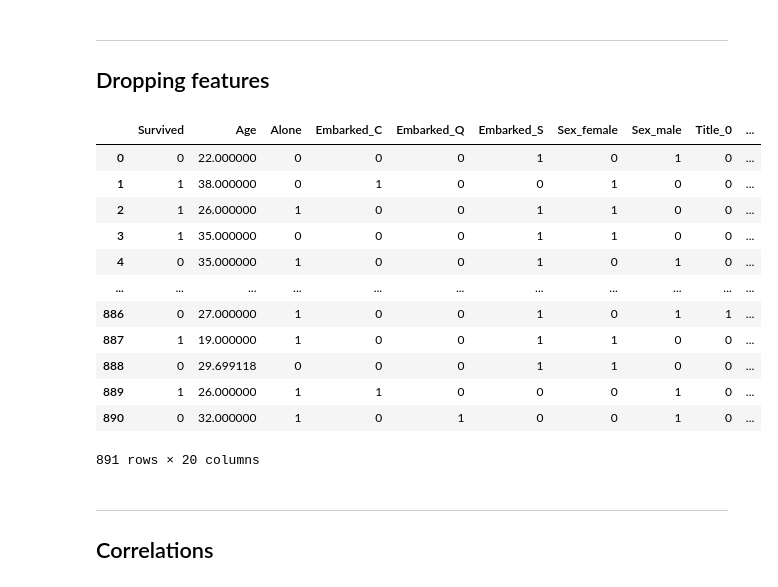
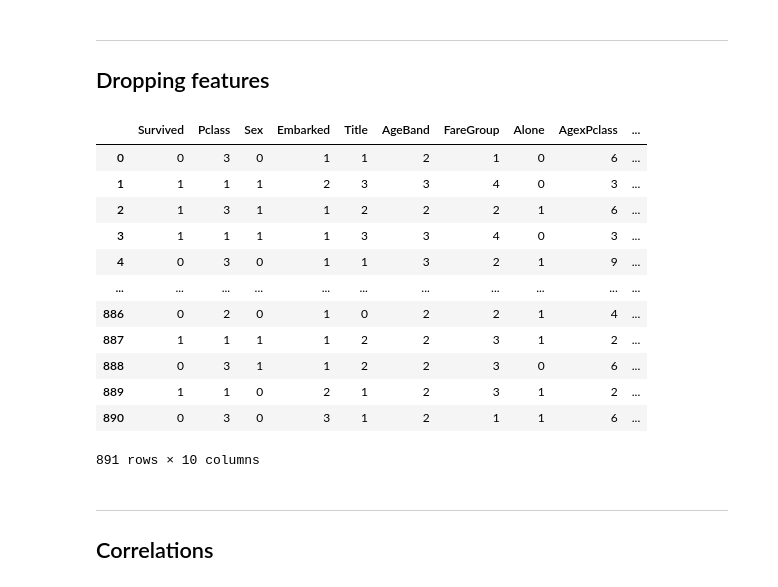
Before and after one commit to aletbm/Kaggle_Titanic-Analysis_with_ML, a Jupyter notebook: titanic-analisys-with-ml.ipynb, the cells around one changed output. Drawn from its saved outputs; the diff is of its cells as text; code cells hidden in the pictures.

```diff
--- a/titanic-analisys-with-ml.ipynb
+++ b/titanic-analisys-with-ml.ipynb
@@ -592,0 +618,4 @@ dataset[0][dataset[0]["Alone"] == 1]
+# %%
+for one_set in dataset:
+    one_set["AgexPclass"] = one_set["AgeBand"] * one_set["Pclass"]
+dataset[0]
@@ -622,7 +662,0 @@ dataset[1]["Title"] = dataset[1]["Title"].astype(np.int64)
-# %%
-for i in range(0, len(dataset)):
-    for feature in ["Embarked", "Sex", "Title", "Pclass", "FareGroup"]:
-        ohe = pd.get_dummies(dataset[i][feature], prefix=feature)
-        dataset[i] = pd.concat([dataset[i], ohe], axis="columns")
-
-dataset[0]
@@ -642,0 +665,6 @@ dataset[0]
+# %%
+for one_set in dataset:
+    one_set.loc[one_set["Sex"] == "male", "Sex"] = 0
+    one_set.loc[one_set["Sex"] == "female", "Sex"] = 1
+    one_set["Sex"] = one_set["Sex"].astype(np.int64)
+dataset[0]
@@ -642,0 +687,8 @@ dataset[0]
+# %%
+for one_set in dataset:
+    one_set.loc[one_set["Embarked"] == "S", "Embarked"] = 1
+    one_set.loc[one_set["Embarked"] == "C", "Embarked"] = 2
+    one_set.loc[one_set["Embarked"] == "Q", "Embarked"] = 3
+    one_set["Embarked"] = one_set["Embarked"].astype(np.int64)
+    one_set["TitlexEmbarked"] = one_set["Title"] * one_set["Embarked"]
+dataset[0]
@@ -645,22 +711,22 @@ dataset[0]
 ## Dropping features
 # %%
 for one_set in dataset:
-    one_set.drop(columns=["Name","SibSp", "Parch", "Cabin", "Ticket", "Embarked", "PassengerId", "Sex", "Fare", "Title", "Pclass", "FareGroup"], inplace=True)
+    one_set.drop(columns=["Name","SibSp", "Parch", "Cabin", "Ticket", "PassengerId", "Fare", "Age"], inplace=True)
 dataset[0]
 # %% [output]
-|  | Survived | Age | Alone | Embarked_C | Embarked_Q | Embarked_S | Sex_female | Sex_male | Title_0 | ... |
-| 0 | 0 | 22.000000 | 0 | 0 | 0 | 1 | 0 | 1 | 0 | ... |
-| 1 | 1 | 38.000000 | 0 | 1 | 0 | 0 | 1 | 0 | 0 | ... |
-| 2 | 1 | 26.000000 | 1 | 0 | 0 | 1 | 1 | 0 | 0 | ... |
-| 3 | 1 | 35.000000 | 0 | 0 | 0 | 1 | 1 | 0 | 0 | ... |
-| 4 | 0 | 35.000000 | 1 | 0 | 0 | 1 | 0 | 1 | 0 | ... |
+|  | Survived | Pclass | Sex | Embarked | Title | AgeBand | FareGroup | Alone | AgexPclass | ... |
+| 0 | 0 | 3 | 0 | 1 | 1 | 2 | 1 | 0 | 6 | ... |
+| 1 | 1 | 1 | 1 | 2 | 3 | 3 | 4 | 0 | 3 | ... |
+| 2 | 1 | 3 | 1 | 1 | 2 | 2 | 2 | 1 | 6 | ... |
+| 3 | 1 | 1 | 1 | 1 | 3 | 3 | 4 | 0 | 3 | ... |
+| 4 | 0 | 3 | 0 | 1 | 1 | 3 | 2 | 1 | 9 | ... |
 | ... | ... | ... | ... | ... | ... | ... | ... | ... | ... | ... |
-| 886 | 0 | 27.000000 | 1 | 0 | 0 | 1 | 0 | 1 | 1 | ... |
-| 887 | 1 | 19.000000 | 1 | 0 | 0 | 1 | 1 | 0 | 0 | ... |
-| 888 | 0 | 29.699118 | 0 | 0 | 0 | 1 | 1 | 0 | 0 | ... |
-| 889 | 1 | 26.000000 | 1 | 1 | 0 | 0 | 0 | 1 | 0 | ... |
-| 890 | 0 | 32.000000 | 1 | 0 | 1 | 0 | 0 | 1 | 0 | ... |
+| 886 | 0 | 2 | 0 | 1 | 0 | 2 | 2 | 1 | 4 | ... |
+| 887 | 1 | 1 | 1 | 1 | 2 | 2 | 3 | 1 | 2 | ... |
+| 888 | 0 | 3 | 1 | 1 | 2 | 2 | 3 | 0 | 6 | ... |
+| 889 | 1 | 1 | 0 | 2 | 1 | 2 | 3 | 1 | 2 | ... |
+| 890 | 0 | 3 | 0 | 3 | 1 | 2 | 1 | 1 | 6 | ... |
-891 rows × 20 columns
+891 rows × 10 columns
 # %% [markdown]
 ---
 ## Correlations
```
Also changed, not shown: parts of 32 cells of this notebook.
